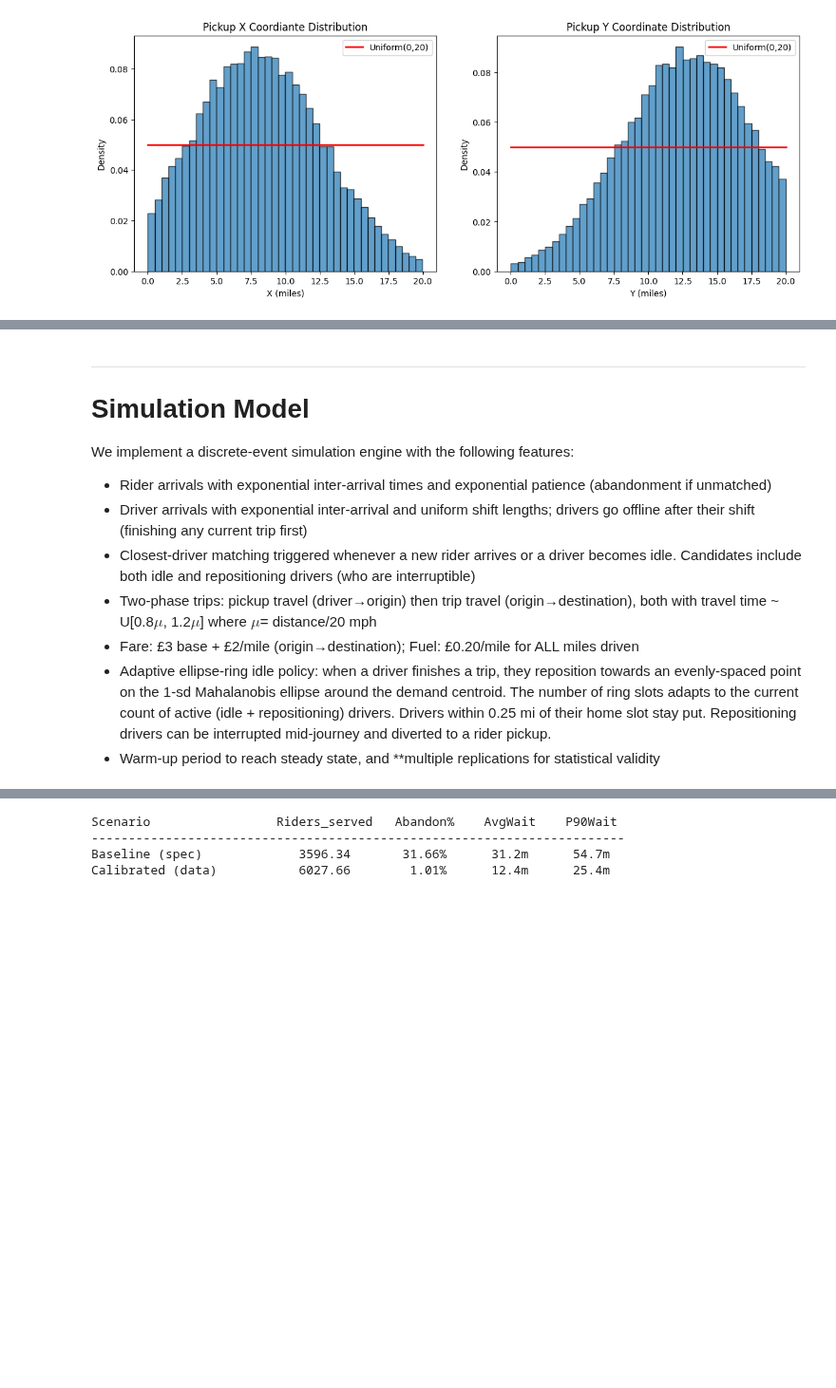
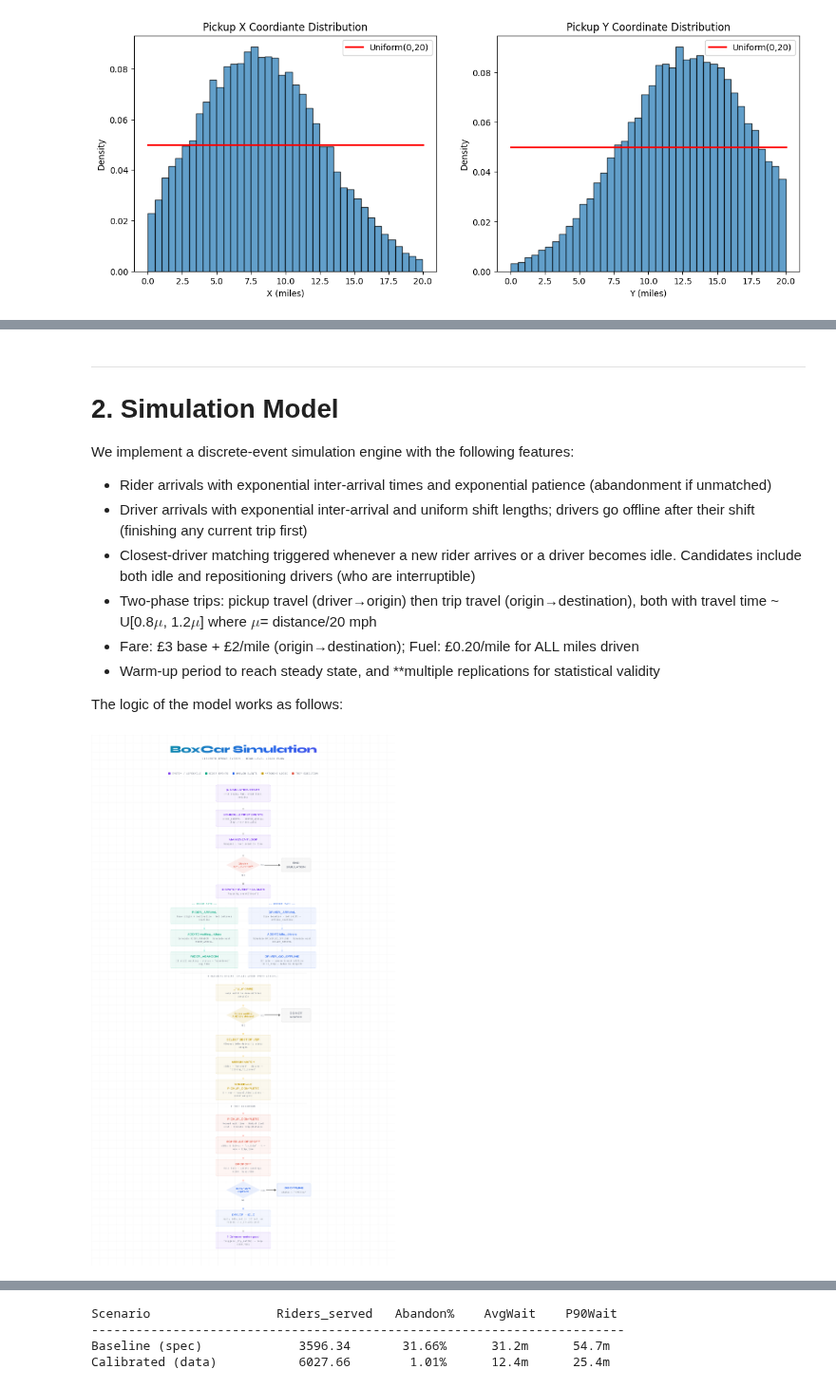
Before and after one commit to Danjiv/simulation, a Jupyter notebook: BoxCar_simulaton_final.ipynb, the cells around one changed output, grey strips where cells are left out. Shown at 95% size. Cells and saved outputs as stored; diff of their text form; code cells hidden in the pictures; blank space fills up the shorter version.

```diff
--- a/BoxCar_simulaton_final.ipynb
+++ b/BoxCar_simulaton_final.ipynb
@@ -443,7 +444,7 @@ mu_driver, Sig_driver = fit_mvnorm(driver_initial_pts)
 | Actual trip duration perturbation | Uniform(0.8, 1.2) | Uniform(0.7, 1.3)|
 # %% [markdown]
 ---
-# Simulation Model
+# 2. Simulation Model
 
 We implement a discrete-event simulation engine with the following features:
 
@@ -452,8 +453,13 @@ We implement a discrete-event simulation engine with the following features:
 - Closest-driver matching triggered whenever a new rider arrives or a driver becomes idle. Candidates include both idle and repositioning drivers (who are interruptible)
 - Two-phase trips: pickup travel (driver→origin) then trip travel (origin→destination), both with travel time ~ U[0.8$\mu$, 1.2$\mu$] where $\mu$= distance/20 mph
 - Fare: £3 base + £2/mile (origin→destination); Fuel: £0.20/mile for ALL miles driven
-- Adaptive ellipse-ring idle policy: when a driver finishes a trip, they reposition towards an evenly-spaced point on the 1-sd Mahalanobis ellipse around the demand centroid. The number of ring slots adapts to the current count of active (idle + repositioning) drivers. Drivers within 0.25 mi of their home slot stay put. Repositioning drivers can be interrupted mid-journey and diverted to a rider pickup.
 - Warm-up period to reach steady state, and **multiple replications for statistical validity
+
+The logic of the model works as follows:
+# %%
+display(Image(filename='boxcar_flow.png'))
+# %% [output]
+[figure, added]
 # %%
 class BoxCarSimulation:
     """
```
Also changed, not shown: parts of 46 cells of this notebook, 1 other file.
